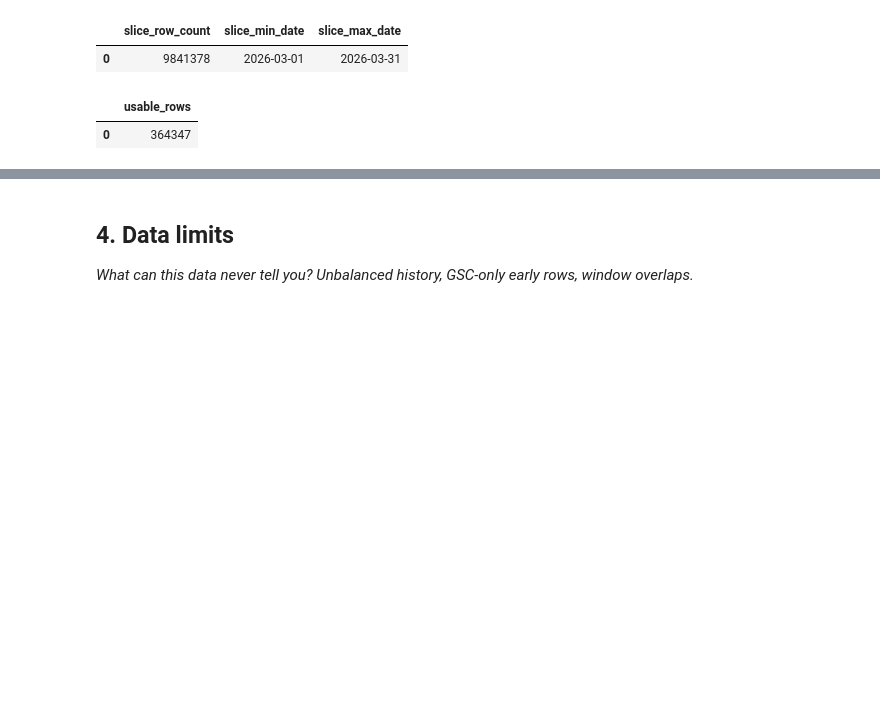
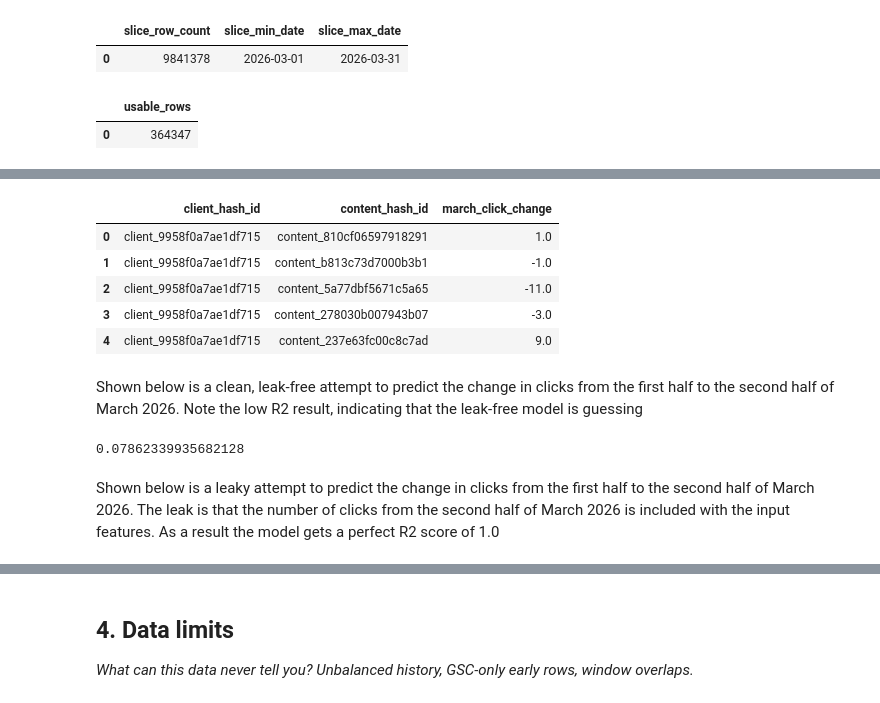
Before and after one commit to JasperOwen/flyrank-ml-internship, a Jupyter notebook: work/notebooks/w03_data_contract.ipynb, the cells around one changed output, grey strips where cells are left out. Saved outputs shown, nothing was run; the diff lists cells and outputs as text; code cells hidden in the pictures; blank space fills up the shorter version.

```diff
--- a/work/notebooks/w03_data_contract.ipynb
+++ b/work/notebooks/w03_data_contract.ipynb
@@ -212,0 +228,75 @@ feature_frame
+# %%
+outcome_frame = future_frame[
+    [
+        "client_hash_id",
+        "content_hash_id",
+        "march_click_change"
+    ]
+].copy()
+
+outcome_frame.head()
+# %% [output]
+|  | client_hash_id | content_hash_id | march_click_change |
+| 0 | client_9958f0a7ae1df715 | content_810cf06597918291 | 1.0 |
+| 1 | client_9958f0a7ae1df715 | content_b813c73d7000b3b1 | -1.0 |
+| 2 | client_9958f0a7ae1df715 | content_5a77dbf5671c5a65 | -11.0 |
+| 3 | client_9958f0a7ae1df715 | content_278030b007943b07 | -3.0 |
+| 4 | client_9958f0a7ae1df715 | content_237e63fc00c8c7ad | 9.0 |
+# %% [markdown]
+Shown below is a clean, leak-free attempt to predict the change in clicks from the first half to the second half of March 2026. Note the low R2 result, indicating that the leak-free model is guessing
+# %%
+from sklearn.model_selection import train_test_split
+from sklearn.linear_model import LinearRegression
+from sklearn.metrics import r2_score
+
+clean_features = [
+    "sessions_ai",
+    "early_march_clicks",
+    "early_march_avg_position",
+    "ga4_engaged_sessions",
+    "early_march_engagement_sec"
+]
+
+training_frame = feature_frame.merge(
+    outcome_frame[
+        [
+            "client_hash_id",
+            "content_hash_id",
+            "march_click_change"
+        ]
+    ],
+    on=[
+        "client_hash_id",
+        "content_hash_id"
+    ]
+)
+
+X_clean = training_frame[clean_features]
+y_clean = training_frame["march_click_change"]
+
+X_train, X_test, y_train, y_test = train_test_split(
+    X_clean,
+    y_clean,
+    test_size=0.2,
+    random_state=42
+)
+
+clean_model = LinearRegression()
+
+clean_model.fit(
+    X_train,
+    y_train
+)
+
+clean_predictions = clean_model.predict(X_test)
+
+clean_score = r2_score(
+    y_test,
+    clean_predictions
+)
+
+clean_score
+# %% [output]
+0.07862339935682128
+# %% [markdown]
+Shown below is a leaky attempt to predict the change in clicks from the first half to the second half of March 2026. The leak is that the number of clicks from the second half of March 2026 is included with the input features. As a result the model gets a perfect R2 score of 1.0
```
Also changed, not shown: parts of 10 cells of this notebook.
